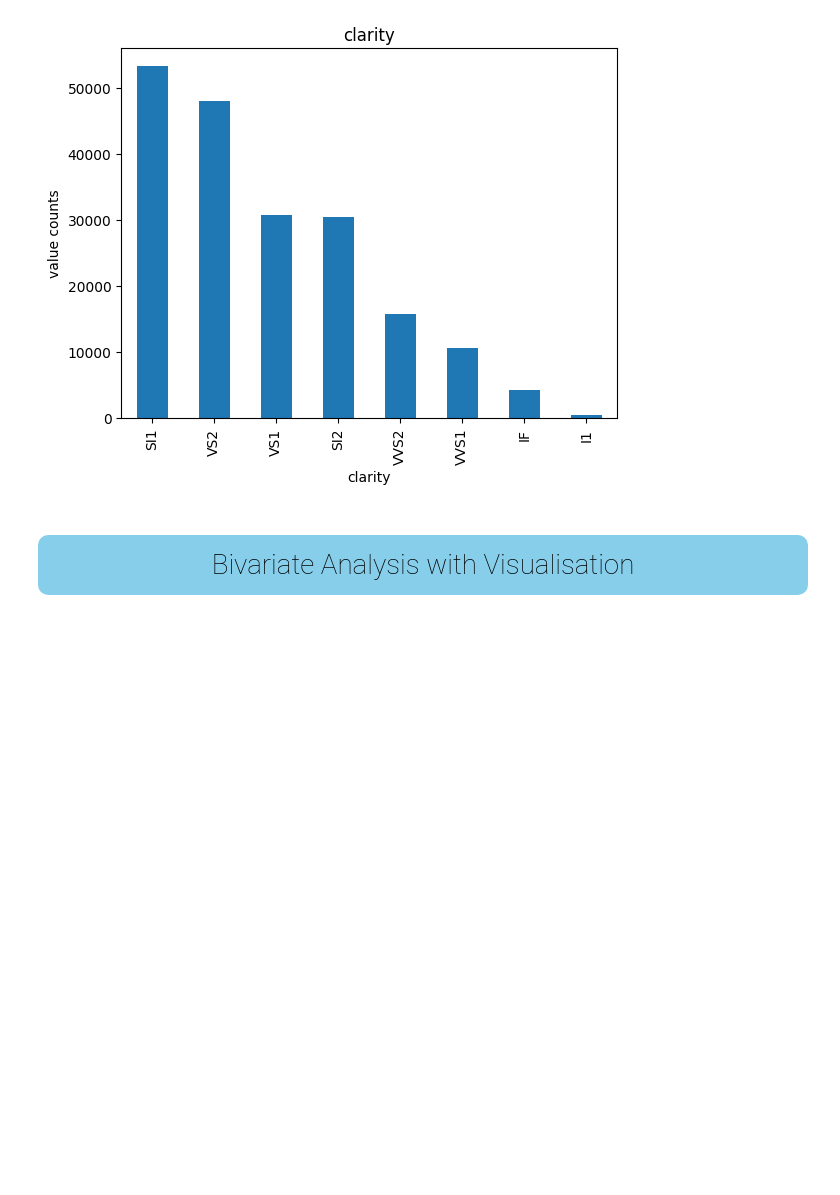
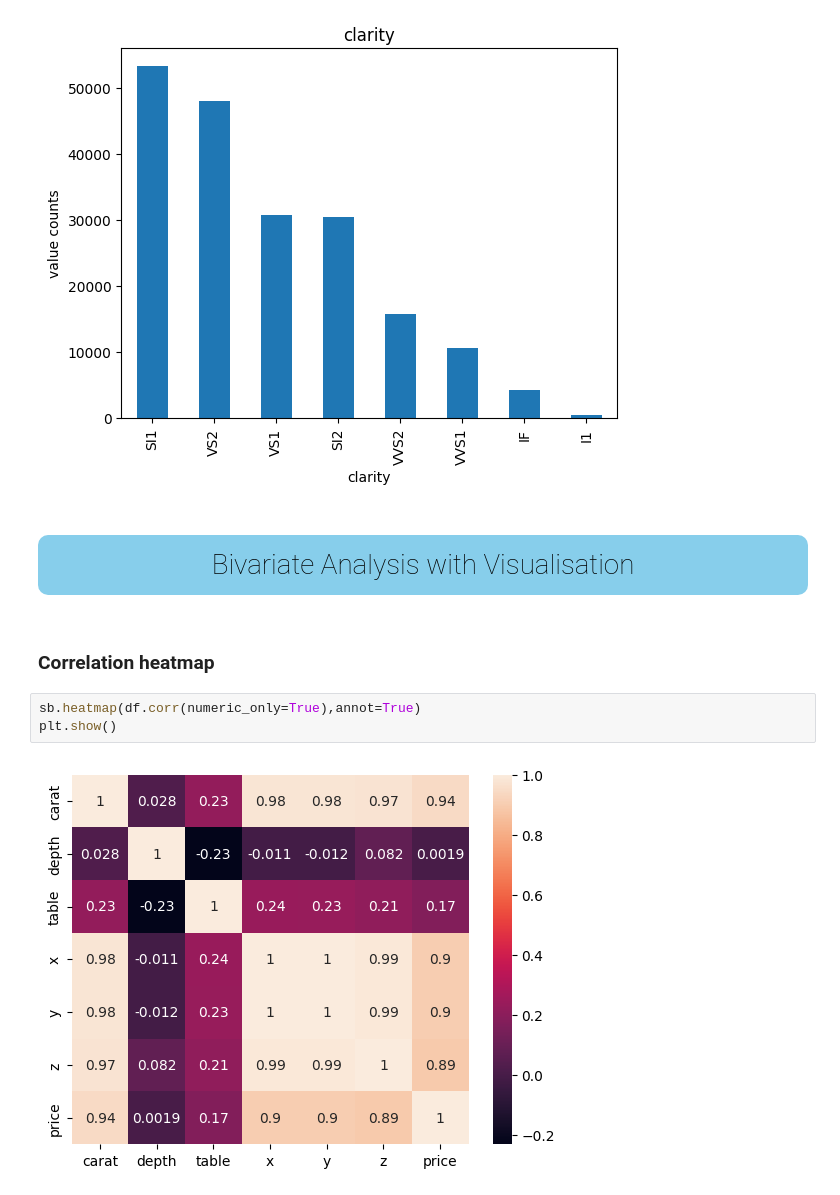
Before and after one commit to utkarshg1/mlproject_regression, a Jupyter notebook: notebook/1_EDA_Gemstone_price.ipynb, the cells around one changed output. Cells and saved outputs as stored; diff of their text form; blank space fills up the shorter version.

```diff
--- a/notebook/1_EDA_Gemstone_price.ipynb
+++ b/notebook/1_EDA_Gemstone_price.ipynb
@@ -179,3 +179,10 @@ for i in categorical_columns:
 [figure]
 # %% [markdown]
 # <p style="padding:10px;background-color:#87CEEB ;margin:10;color:#000000;font-family:newtimeroman;font-size:100%;text-align:center;border-radius: 10px 10px ;overflow:hidden;font-weight:50">Bivariate Analysis with Visualisation</p>
+# %% [markdown]
+### Correlation heatmap
+# %%
+sb.heatmap(df.corr(numeric_only=True),annot=True)
+plt.show()
+# %% [output]
+[figure, added]
```
Also changed, not shown: parts of 3 cells of this notebook.
